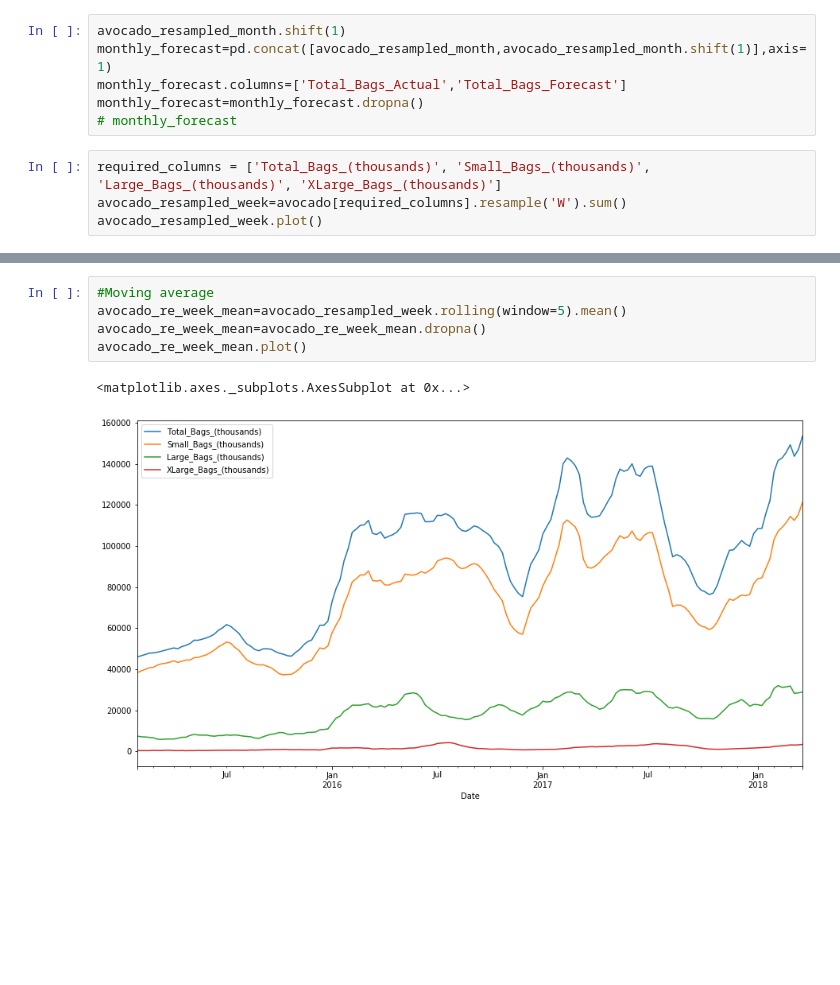
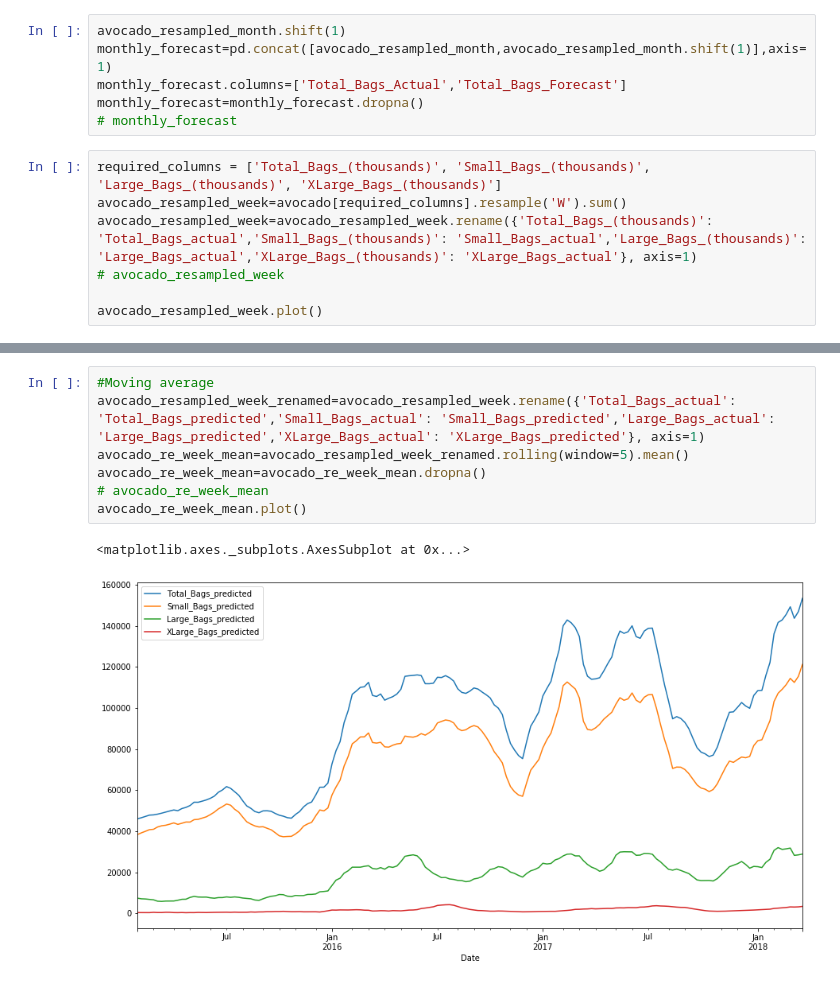
Before and after one commit to anushakodavanti/AvacadoSales_DA, a Jupyter notebook: Latest Avocado.ipynb, the cells around one changed output, grey strips where cells are left out. Cells and saved outputs as stored; diff of their text form; blank space fills up the shorter version.

```diff
--- a/Latest Avocado.ipynb
+++ b/Latest Avocado.ipynb
@@ -233,6 +232,9 @@ monthly_forecast=monthly_forecast.dropna()
 # %%
 required_columns = ['Total_Bags_(thousands)', 'Small_Bags_(thousands)', 'Large_Bags_(thousands)', 'XLarge_Bags_(thousands)']
 avocado_resampled_week=avocado[required_columns].resample('W').sum()
+avocado_resampled_week=avocado_resampled_week.rename({'Total_Bags_(thousands)': 'Total_Bags_actual','Small_Bags_(thousands)': 'Small_Bags_actual','Large_Bags_(thousands)': 'Large_Bags_actual','XLarge_Bags_(thousands)': 'XLarge_Bags_actual'}, axis=1)
+# avocado_resampled_week
+
 avocado_resampled_week.plot()
 # %% [output]
 <matplotlib.axes._subplots.AxesSubplot at 0x...>
@@ -240,11 +242,13 @@ avocado_resampled_week.plot()
 # %%
 #Moving average
-avocado_re_week_mean=avocado_resampled_week.rolling(window=5).mean()
+avocado_resampled_week_renamed=avocado_resampled_week.rename({'Total_Bags_actual': 'Total_Bags_predicted','Small_Bags_actual': 'Small_Bags_predicted','Large_Bags_actual': 'Large_Bags_predicted','XLarge_Bags_actual': 'XLarge_Bags_predicted'}, axis=1)
+avocado_re_week_mean=avocado_resampled_week_renamed.rolling(window=5).mean()
 avocado_re_week_mean=avocado_re_week_mean.dropna()
+# avocado_re_week_mean
 avocado_re_week_mean.plot()
 # %% [output]
 <matplotlib.axes._subplots.AxesSubplot at 0x...>
-[figure, old version]
+[figure, new version]
 # %%
 ax = avocado_resampled_week.plot()
 avocado_re_week_mean.plot(ax=ax)
```
Also changed, not shown: parts of 18 cells of this notebook.
